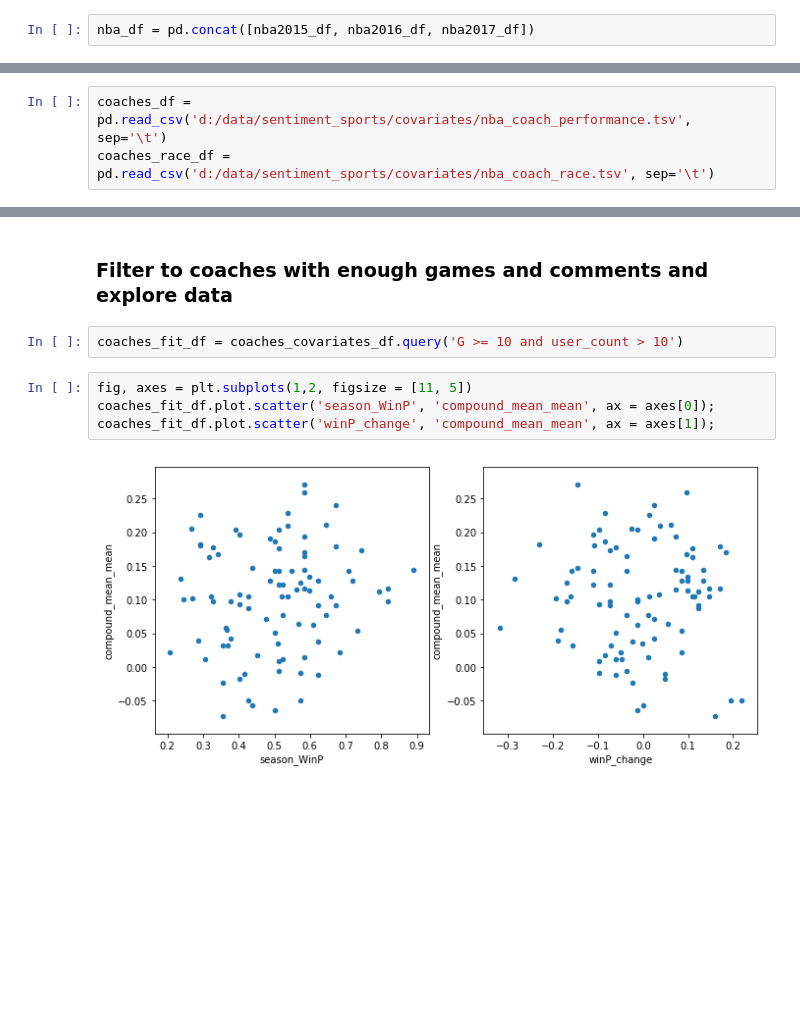
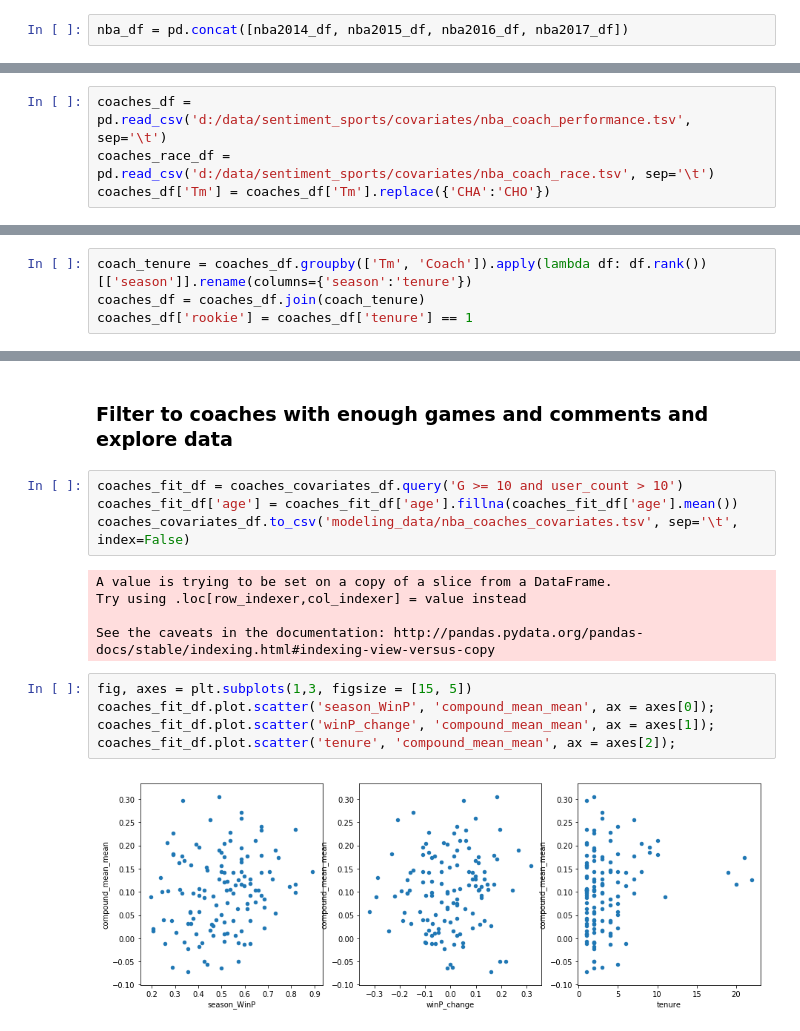
Before and after one commit to map222/trailofpapers, a Jupyter notebook: sentiment_sports/nba-sentiment.ipynb, the cells around one changed output, grey strips where cells are left out. Cells and saved outputs as stored; diff of their text form; blank space fills up the shorter version.

Commit message:
updated notebooks' coaches model.

```diff
--- a/sentiment_sports/nba-sentiment.ipynb
+++ b/sentiment_sports/nba-sentiment.ipynb
@@ -315,5 +289,5 @@ nba2015_df = nba2015_df[nba2015_df['fuzzy_name'].apply(lambda row: row not in se
 # %%
-nba_df = pd.concat([nba2015_df, nba2016_df, nba2017_df])
+nba_df = pd.concat([nba2014_df, nba2015_df, nba2016_df, nba2017_df])
 # %% [output]
 of pandas will change to not sort by default.
 
@@ -714,6 +688,7 @@ plt.ylabel('Measured sentiment');
 # %%
 coaches_df = pd.read_csv('d:/data/sentiment_sports/covariates/nba_coach_performance.tsv', sep='\t')
 coaches_race_df = pd.read_csv('d:/data/sentiment_sports/covariates/nba_coach_race.tsv', sep='\t')
+coaches_df['Tm'] = coaches_df['Tm'].replace({'CHA':'CHO'})
 # %%
 team_win_df = coaches_df.groupby(['Tm', 'season']).sum()['W'].reset_index()
 team_win_df['season_WinP_prev'] = team_win_df['W'] / 82
@@ -728,3 +695,7 @@ team_win_df.sample(5)
+# %%
+coach_tenure = coaches_df.groupby(['Tm', 'Coach']).apply(lambda df: df.rank())[['season']].rename(columns={'season':'tenure'})
+coaches_df = coaches_df.join(coach_tenure)
+coaches_df['rookie'] = coaches_df['tenure'] == 1
 # %%
 coaches_df['prev_season'] = coaches_df['season']-1
 coaches_df = coaches_df.merge(team_win_df.rename(columns = {'season': 'prev_season'}),
@@ -759,12 +730,20 @@ coaches_covariates_df.sort_values('compound_mean_mean',ascending=False).tail(5)
 ### Filter to coaches with enough games and comments and explore data
 # %%
 coaches_fit_df = coaches_covariates_df.query('G >= 10 and user_count > 10')
+coaches_fit_df['age'] = coaches_fit_df['age'].fillna(coaches_fit_df['age'].mean())
+coaches_covariates_df.to_csv('modeling_data/nba_coaches_covariates.tsv', sep='\t', index=False)
+# %% [output]
+A value is trying to be set on a copy of a slice from a DataFrame.
+Try using .loc[row_indexer,col_indexer] = value instead
+
+See the caveats in the documentation: http://pandas.pydata.org/pandas-docs/stable/indexing.html#indexing-view-versus-copy
 # %%
-fig, axes = plt.subplots(1,2, figsize = [11, 5])
+fig, axes = plt.subplots(1,3, figsize = [15, 5])
 coaches_fit_df.plot.scatter('season_WinP', 'compound_mean_mean', ax = axes[0]);
 coaches_fit_df.plot.scatter('winP_change', 'compound_mean_mean', ax = axes[1]);
+coaches_fit_df.plot.scatter('tenure', 'compound_mean_mean', ax = axes[2]);
 # %% [output]
-[figure, old version]
+[figure, new version]
 # %%
 coaches_fit_df.groupby('race').agg(['mean', 'count'])['compound_mean_mean']
 # %% [output]
```
Also changed, not shown: parts of 30 cells of this notebook, 5 other files.
